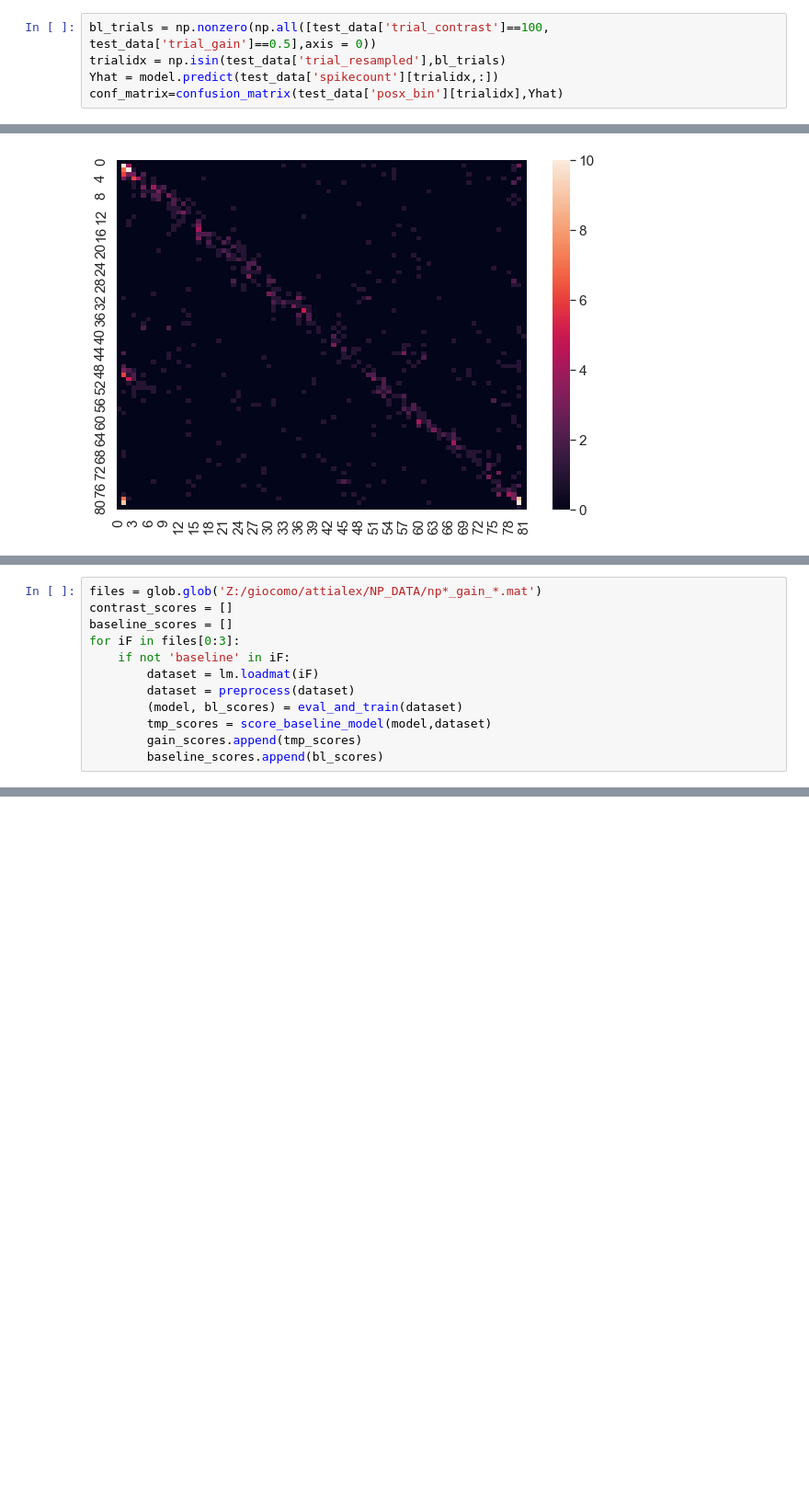
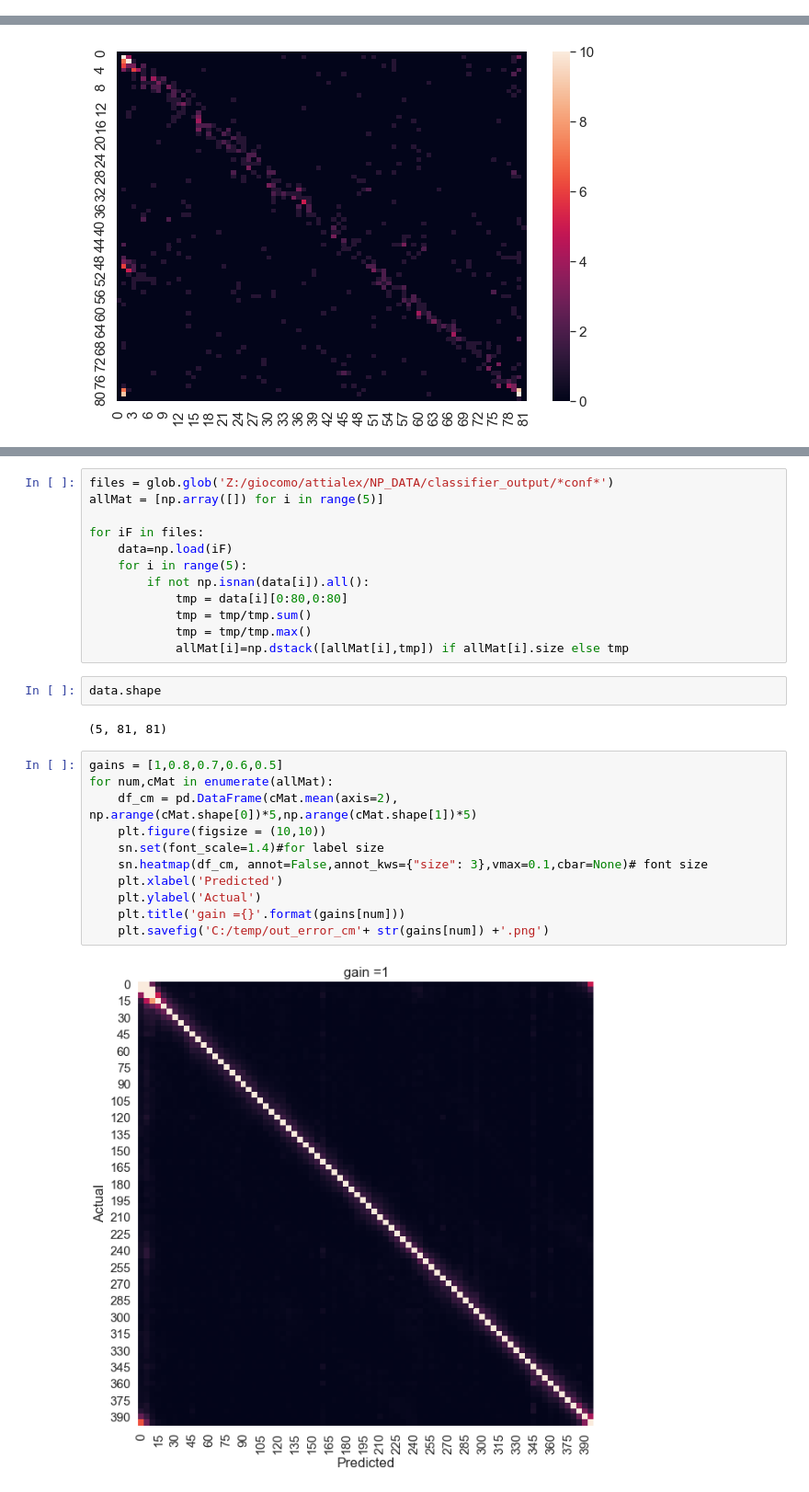
Before and after one commit to GiocomoLab/AlexA_Library, a Jupyter notebook: NP_python/Classify_gain.ipynb, the cells around one changed output, grey strips where cells are left out. Shown: that part at 92% size. Saved outputs shown, nothing was run; the diff lists cells and outputs as text; blank space fills up the shorter version.

Commit message:
plotting classifier result and regression notebook

```diff
--- a/NP_python/Classify_gain.ipynb
+++ b/NP_python/Classify_gain.ipynb
@@ -81,5 +18,0 @@ for gain in [0.8, 0.7, 0.6, 0.5]:
-# %%
-bl_trials = np.nonzero(np.all([test_data['trial_contrast']==100, test_data['trial_gain']==0.5],axis = 0))
-trialidx = np.isin(test_data['trial_resampled'],bl_trials)
-Yhat = model.predict(test_data['spikecount'][trialidx,:])
-conf_matrix=confusion_matrix(test_data['posx_bin'][trialidx],Yhat)
@@ -149,12 +34,0 @@ def score_baseline_model(model,test_data):
-# %%
-files = glob.glob('Z:/giocomo/attialex/NP_DATA/np*_gain_*.mat')
-contrast_scores = []
-baseline_scores = []
-for iF in files[0:3]:
-    if not 'baseline' in iF:
-        dataset = lm.loadmat(iF)
-        dataset = preprocess(dataset)
-        (model, bl_scores) = eval_and_train(dataset)
-        tmp_scores = score_baseline_model(model,dataset)
-        gain_scores.append(tmp_scores)
-        baseline_scores.append(bl_scores)
@@ -162,0 +54,29 @@ NameError: name 'confuxion_matrix' is not defined
+# %%
+files = glob.glob('Z:/giocomo/attialex/NP_DATA/classifier_output/*conf*')
+allMat = [np.array([]) for i in range(5)]
+
+for iF in files:
+    data=np.load(iF)
+    for i in range(5):
+        if not np.isnan(data[i]).all():
+            tmp = data[i][0:80,0:80]
+            tmp = tmp/tmp.sum()
+            tmp = tmp/tmp.max()
+            allMat[i]=np.dstack([allMat[i],tmp]) if allMat[i].size else tmp
+# %%
+data.shape
+# %% [output]
+(5, 81, 81)
+# %%
+gains = [1,0.8,0.7,0.6,0.5]
+for num,cMat in enumerate(allMat):
+    df_cm = pd.DataFrame(cMat.mean(axis=2), np.arange(cMat.shape[0])*5,np.arange(cMat.shape[1])*5)
+    plt.figure(figsize = (10,10))
+    sn.set(font_scale=1.4)#for label size
+    sn.heatmap(df_cm, annot=False,annot_kws={"size": 3},vmax=0.1,cbar=None)# font size
+    plt.xlabel('Predicted')
+    plt.ylabel('Actual')
+    plt.title('gain ={}'.format(gains[num]))
+    plt.savefig('C:/temp/out_error_cm'+ str(gains[num]) +'.png')
+# %% [output]
+[figure, added]
```
Also changed, not shown: parts of 22 cells of this notebook, 2 other files.
